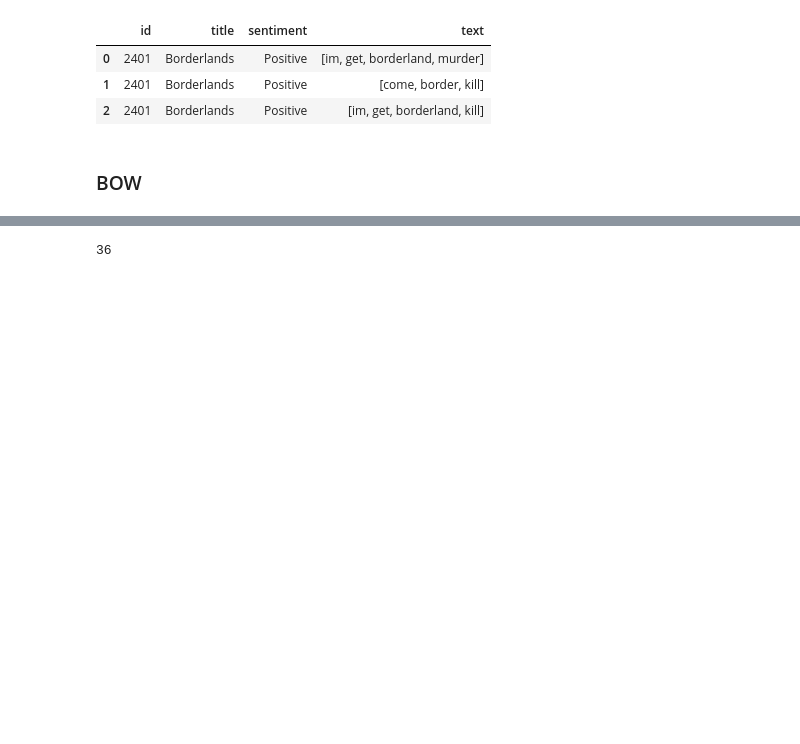
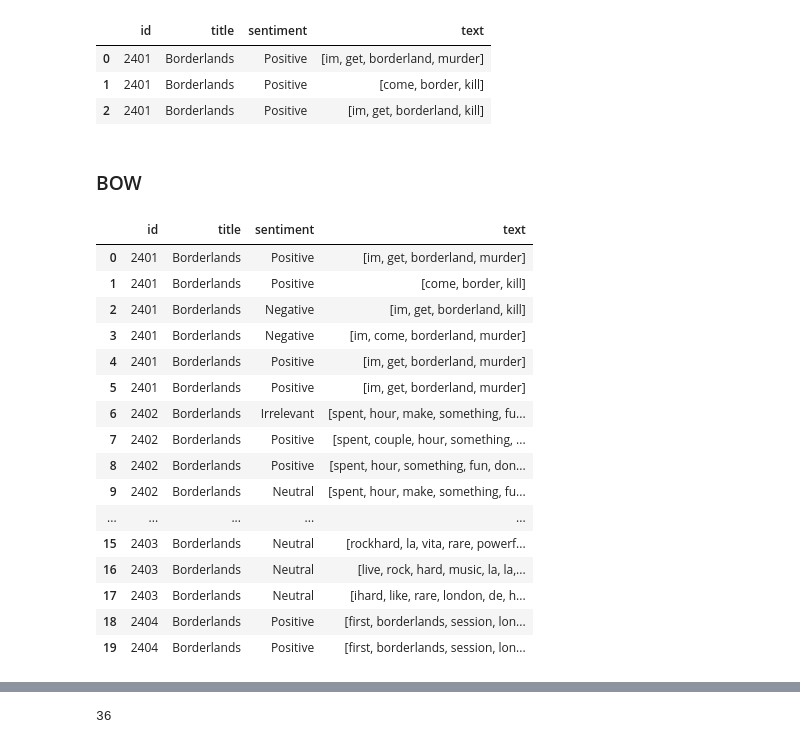
Before and after one commit to namitabagri/Text-Sentiment-Classifier, a Jupyter notebook: colab.ipynb, the cells around one changed output, grey strips where cells are left out. Saved outputs shown, nothing was run; the diff lists cells and outputs as text; code cells hidden in the pictures; blank space fills up the shorter version.

Commit message:
Changed dataframe size for testing - bow & logistic regression multinomial classification.

```diff
--- a/colab.ipynb
+++ b/colab.ipynb
@@ -180,3 +184,22 @@ from sklearn.preprocessing import StandardScaler
 # %%
 # Step 1: Get the data and ensure proper tokenization
-bow_data = train_df.head(10)
+bow_data = train_df.head(20)
+bow_data
+# %% [output]
+|  | id | title | sentiment | text |
+| 0 | 2401 | Borderlands | Positive | [im, get, borderland, murder] |
+| 1 | 2401 | Borderlands | Positive | [come, border, kill] |
+| 2 | 2401 | Borderlands | Negative | [im, get, borderland, kill] |
+| 3 | 2401 | Borderlands | Negative | [im, come, borderland, murder] |
+| 4 | 2401 | Borderlands | Positive | [im, get, borderland, murder] |
+| 5 | 2401 | Borderlands | Positive | [im, get, borderland, murder] |
+| 6 | 2402 | Borderlands | Irrelevant | [spent, hour, make, something, fu... |
+| 7 | 2402 | Borderlands | Positive | [spent, couple, hour, something, ... |
+| 8 | 2402 | Borderlands | Positive | [spent, hour, something, fun, don... |
+| 9 | 2402 | Borderlands | Neutral | [spent, hour, make, something, fu... |
+| ... | ... | ... | ... | ... |
+| 15 | 2403 | Borderlands | Neutral | [rockhard, la, vita, rare, powerf... |
+| 16 | 2403 | Borderlands | Neutral | [live, rock, hard, music, la, la,... |
+| 17 | 2403 | Borderlands | Neutral | [ihard, like, rare, london, de, h... |
+| 18 | 2404 | Borderlands | Positive | [first, borderlands, session, lon... |
+| 19 | 2404 | Borderlands | Positive | [first, borderlands, session, lon... |
```
Also changed, not shown: parts of 12 cells of this notebook.
